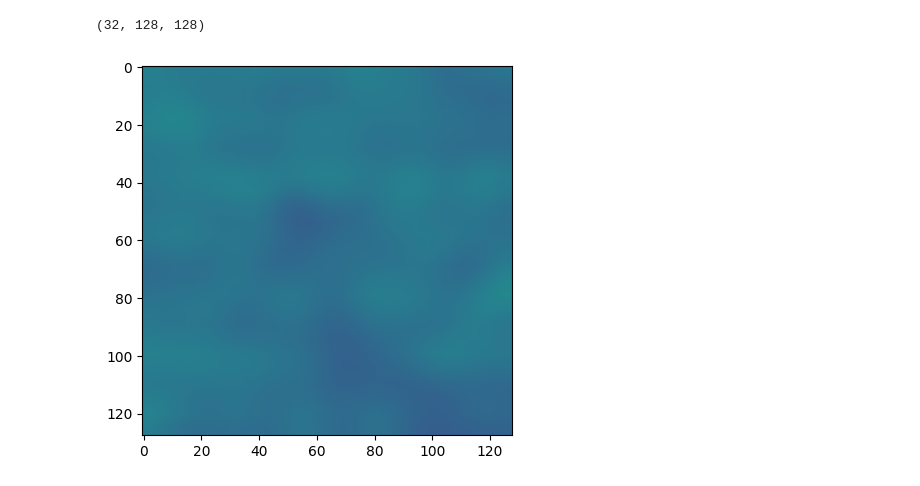
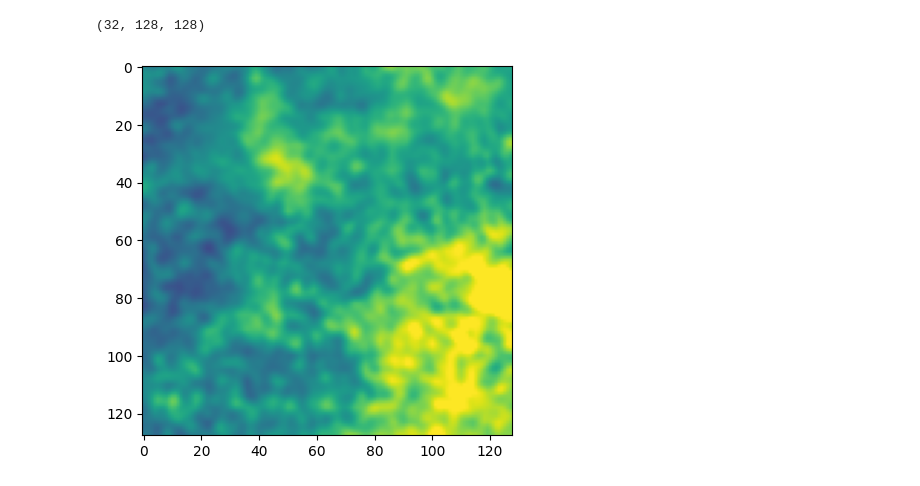
Before and after one commit to yudai-22/Cygnus-X_CAE, a Jupyter notebook: Binary_classification/data/FUGIN/check_data.ipynb, the cells around one changed output. Saved outputs shown, nothing was run; the diff lists cells and outputs as text; code cells hidden in the pictures.

```diff
--- a/Binary_classification/data/FUGIN/check_data.ipynb
+++ b/Binary_classification/data/FUGIN/check_data.ipynb
@@ -2,12 +2,12 @@
 import numpy as np
 import matplotlib.pyplot as plt
 # %%
-data = np.load("/home/cygnus/fujimoto/Cygnus-X_Molecular_Cloud_Analysis/Binary_classification/data/FUGIN/processed_data/FGN_01200+0000/thresh_up_low/lower-1.66_data_size128.npy")
+data = np.load("/home/cygnus/fujimoto/Cygnus-X_Molecular_Cloud_Analysis/Binary_classification/data/FUGIN/processed_data/FGN_01100+0000/thresh_up_low/lower-1.66_data_size128.npy")
 # %%
-data_num = 2050
+data_num = 20
 print(data[data_num].shape)
-plt.imshow(np.sum(data[data_num], axis=0), vmin=0, vmax=5)
+plt.imshow(np.sum(data[data_num], axis=0), vmin=0, vmax=4)
 plt.show()
 # %% [output]
 (32, 128, 128)
-[figure, old version]
+[figure, new version]
```
Also changed, not shown: 5 other files.
